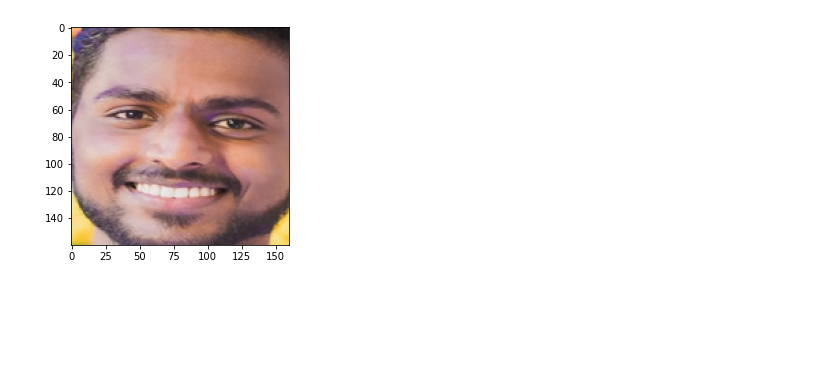
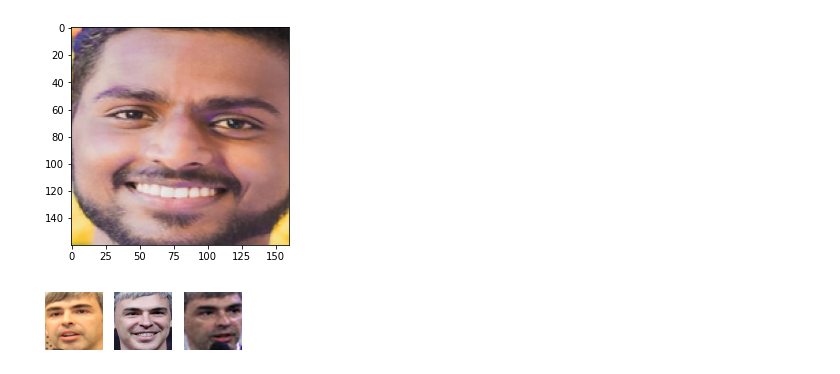
Before and after one commit to santoshgopane/FaceNet-model-using-Tensorflow-and-Keras, a Jupyter notebook: FaceNet V0.1.ipynb, the cells around one changed output. Saved outputs shown, nothing was run; the diff lists cells and outputs as text; code cells hidden in the pictures; blank space fills up the shorter version.

```diff
--- a/FaceNet V0.1.ipynb
+++ b/FaceNet V0.1.ipynb
@@ -133,3 +134,17 @@ plt.imshow(face)
 # %% [output]
 <matplotlib.image.AxesImage at 0x...>
 [figure]
+# %%
+from os import listdir
+folder = 'images/LarryPage/'
+i = 1
+for filename in listdir(folder):
+    path = folder + filename
+    face = detect_face(path)
+    pyplot.subplot(1,5,i)
+    pyplot.axis('off')
+    pyplot.imshow(face)
+    i += 1
+pyplot.show()
+# %% [output]
+[figure, added]
```
Also changed, not shown: parts of 1 cell of this notebook, 17 other files.
